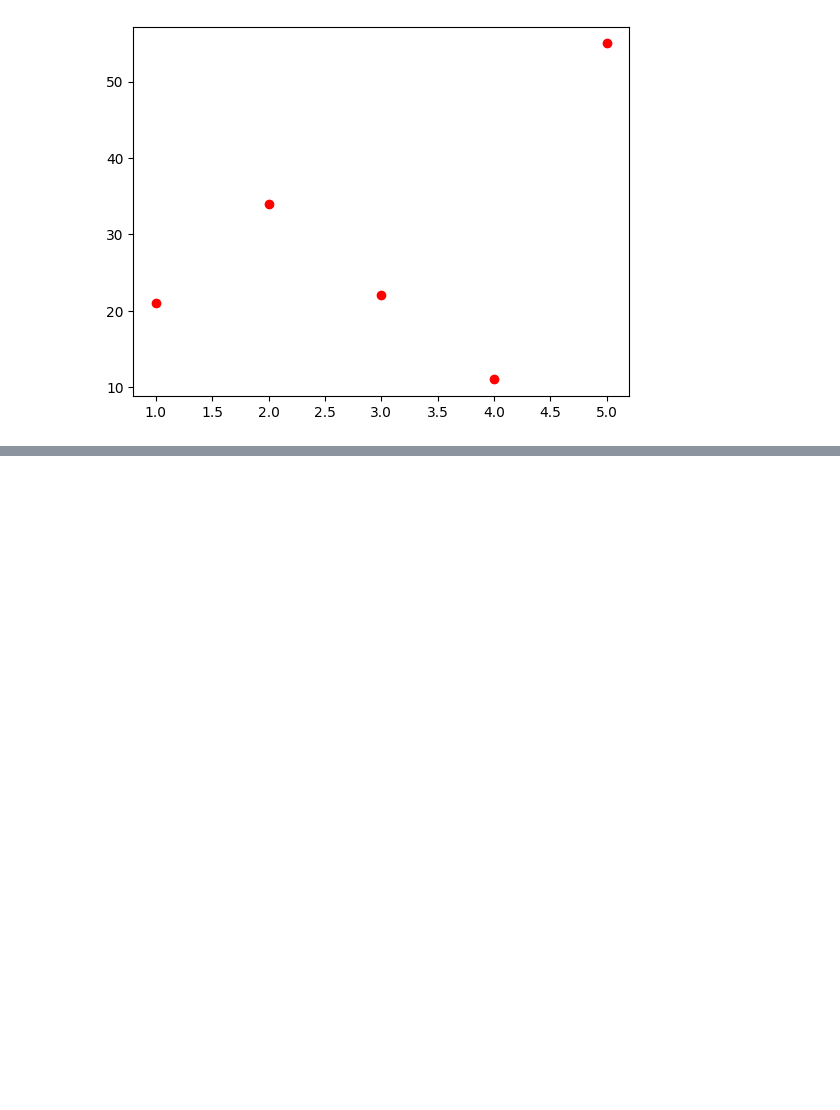
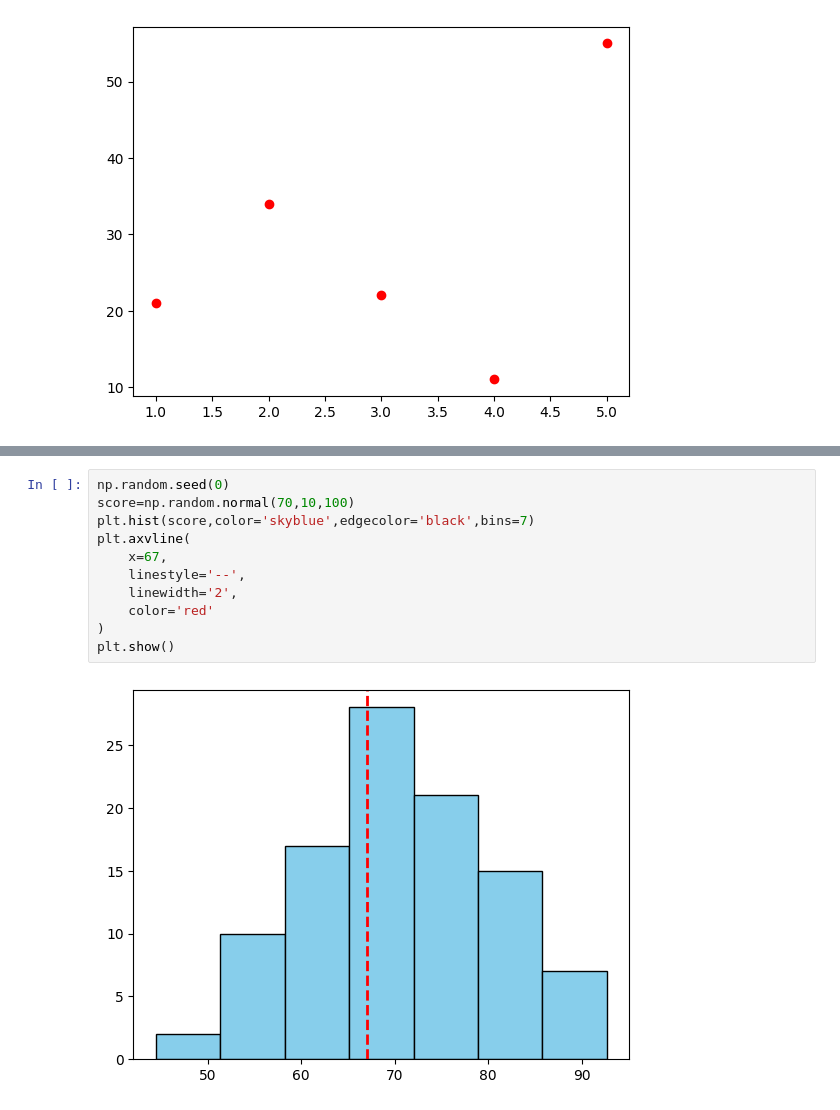
Before and after one commit to Shayan1064/machine-learning-journey, a Jupyter notebook: Day 9/Mat_Learning.ipynb, the cells around one changed output, grey strips where cells are left out. Drawn from its saved outputs; the diff is of its cells as text; blank space fills up the shorter version.

```diff
--- a/Day 9/Untitled.ipynb
+++ b/Day 9/Mat_Learning.ipynb
@@ -155,0 +165,13 @@ plt.show()
+# %%
+np.random.seed(0)
+score=np.random.normal(70,10,100)
+plt.hist(score,color='skyblue',edgecolor='black',bins=7)
+plt.axvline(
+    x=67,
+    linestyle='--',
+    linewidth='2',
+    color='red'
+)
+plt.show()
+# %% [output]
+[figure, added]
```
Also changed, not shown: parts of 3 cells of this notebook, 1 other file.
